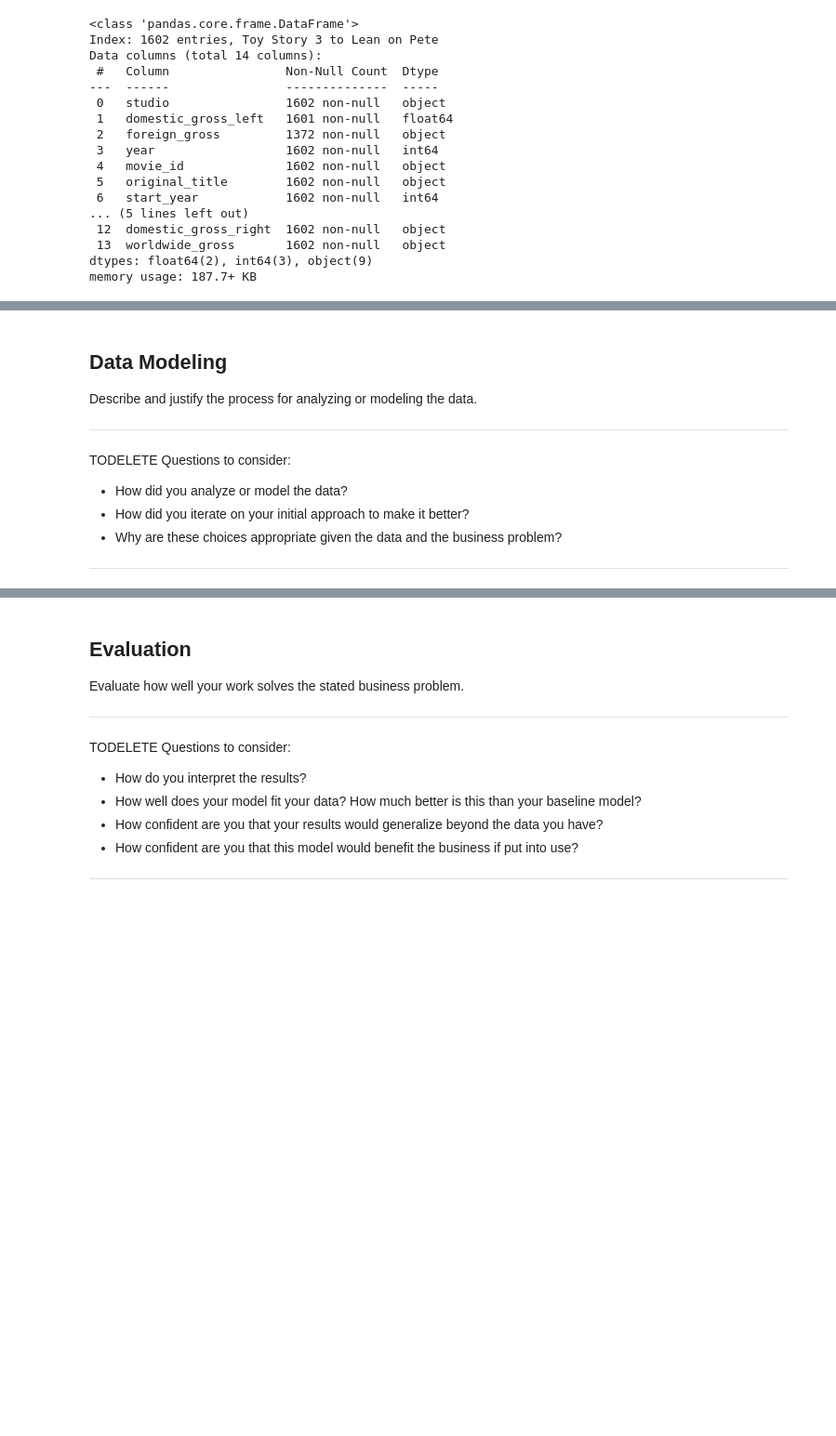
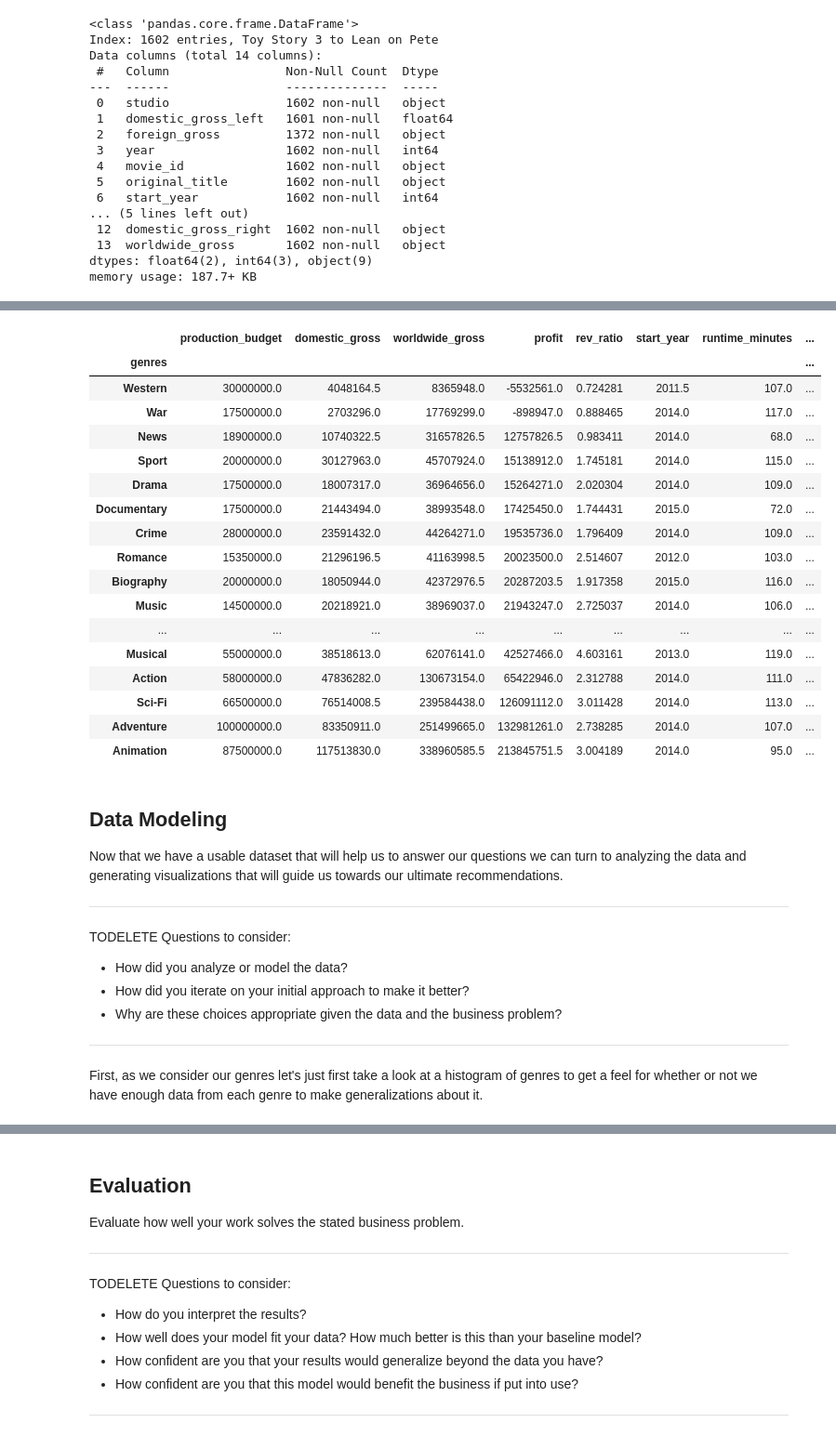
Before and after one commit to uijallen/Microsoft_Movie_Analysis, a Jupyter notebook: Microsoft_Movie_Analysis.ipynb, the cells around one changed output, grey strips where cells are left out. Shown at 93% size. Drawn from its saved outputs; the diff is of its cells as text; code cells hidden in the pictures; blank space fills up the shorter version.

Commit message:
Finished data cleaning, next step analysis and results

```diff
--- a/Microsoft_Movie_Analysis.ipynb
+++ b/Microsoft_Movie_Analysis.ipynb
@@ -388,0 +514,4 @@ A couple of items stand out as obvious issues that need to be cleaned up.  First
+# %%
+# Dropping the runtime_minutes and genres columns that are NaN
+movie_df.dropna(axis=0, inplace=True)
+movie_df.info()
@@ -388,0 +539,11 @@ A couple of items stand out as obvious issues that need to be cleaned up.  First
+# %%
+# Creating revenue_ratio and profit variables
+profit = (movie_df['worldwide_gross'] - movie_df['production_budget'])
+rev_ratio = (movie_df['worldwide_gross'] / movie_df['production_budget'])
+
+movie_df.insert(4, 'profit', profit)
+movie_df.insert(5, 'rev_ratio', rev_ratio)
+
+# Checking to ensure the columns were correctly input and the calculations
+# worked correctly
+movie_df.head()
@@ -389,6 +598,30 @@ A couple of items stand out as obvious issues that need to be cleaned up.  First
+# %%
+# Grouping the dataframe by genre and using the median as a the measure of
+# central tendency
+movie_genres.groupby('genres').median().sort_values('profit')
+# %% [output]
+|  | production_budget | domestic_gross | worldwide_gross | profit | rev_ratio | start_year | runtime_minutes | ... |
+| genres |  |  |  |  |  |  |  | ... |
+| Western | 30000000.0 | 4048164.5 | 8365948.0 | -5532561.0 | 0.724281 | 2011.5 | 107.0 | ... |
+| War | 17500000.0 | 2703296.0 | 17769299.0 | -898947.0 | 0.888465 | 2014.0 | 117.0 | ... |
+| News | 18900000.0 | 10740322.5 | 31657826.5 | 12757826.5 | 0.983411 | 2014.0 | 68.0 | ... |
+| Sport | 20000000.0 | 30127963.0 | 45707924.0 | 15138912.0 | 1.745181 | 2014.0 | 115.0 | ... |
+| Drama | 17500000.0 | 18007317.0 | 36964656.0 | 15264271.0 | 2.020304 | 2014.0 | 109.0 | ... |
+| Documentary | 17500000.0 | 21443494.0 | 38993548.0 | 17425450.0 | 1.744431 | 2015.0 | 72.0 | ... |
+| Crime | 28000000.0 | 23591432.0 | 44264271.0 | 19535736.0 | 1.796409 | 2014.0 | 109.0 | ... |
+| Romance | 15350000.0 | 21296196.5 | 41163998.5 | 20023500.0 | 2.514607 | 2012.0 | 103.0 | ... |
+| Biography | 20000000.0 | 18050944.0 | 42372976.5 | 20287203.5 | 1.917358 | 2015.0 | 116.0 | ... |
+| Music | 14500000.0 | 20218921.0 | 38969037.0 | 21943247.0 | 2.725037 | 2014.0 | 106.0 | ... |
+| ... | ... | ... | ... | ... | ... | ... | ... | ... |
+| Musical | 55000000.0 | 38518613.0 | 62076141.0 | 42527466.0 | 4.603161 | 2013.0 | 119.0 | ... |
+| Action | 58000000.0 | 47836282.0 | 130673154.0 | 65422946.0 | 2.312788 | 2014.0 | 111.0 | ... |
+| Sci-Fi | 66500000.0 | 76514008.5 | 239584438.0 | 126091112.0 | 3.011428 | 2014.0 | 113.0 | ... |
+| Adventure | 100000000.0 | 83350911.0 | 251499665.0 | 132981261.0 | 2.738285 | 2014.0 | 107.0 | ... |
+| Animation | 87500000.0 | 117513830.0 | 338960585.5 | 213845751.5 | 3.004189 | 2014.0 | 95.0 | ... |
 # %% [markdown]
 ## Data Modeling
-Describe and justify the process for analyzing or modeling the data.
+
+Now that we have a usable dataset that will help us to answer our questions we can turn to analyzing the data and generating visualizations that will guide us towards our ultimate recommendations.
 
 ***
 TODELETE
@@ -401,0 +633,2 @@ Questions to consider:
+# %% [markdown]
+First, as we consider our genres let's just first take a look at a histogram of genres to get a feel for whether or not we have enough data from each genre to make generalizations about it.
```
Also changed, not shown: parts of 29 cells of this notebook.
